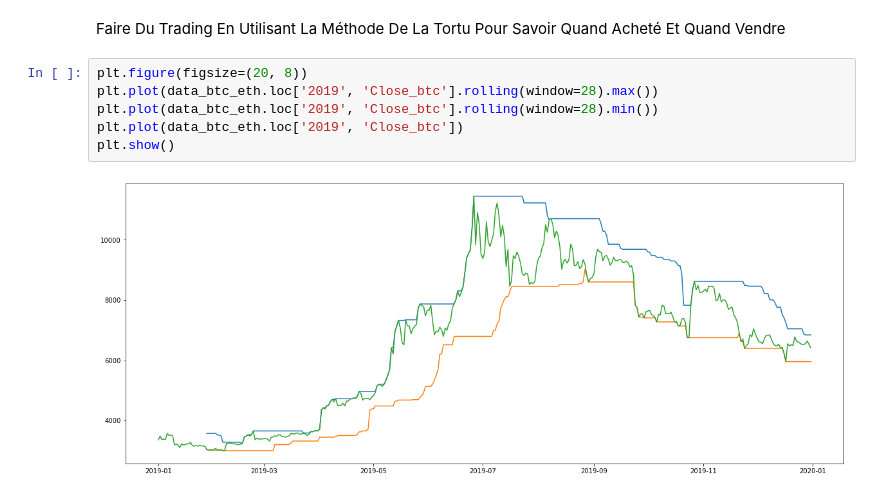
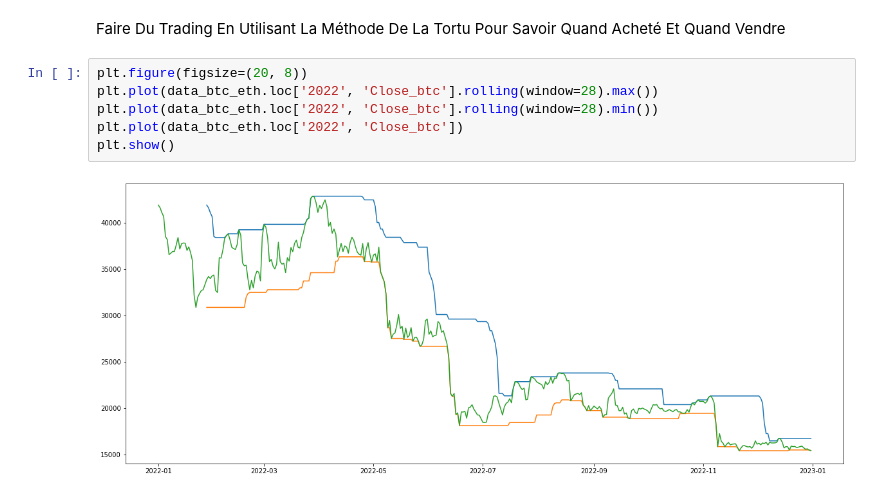
Before and after one commit to mohamed063197/Data-scientist, a Jupyter notebook: 02_Calcule_numérique-numpy_pandas + Application.ipynb, the cells around one changed output. Drawn from its saved outputs; the diff is of its cells as text.

```diff
--- a/02_Calcule_numérique-numpy_pandas + Application.ipynb
+++ b/02_Calcule_numérique-numpy_pandas + Application.ipynb
@@ -1047,10 +1047,10 @@ sns.heatmap(cor)
 Faire Du Trading En Utilisant La Méthode De La Tortu Pour Savoir Quand Acheté Et Quand Vendre
 # %%
 plt.figure(figsize=(20, 8))
-plt.plot(data_btc_eth.loc['2019', 'Close_btc'].rolling(window=28).max())
-plt.plot(data_btc_eth.loc['2019', 'Close_btc'].rolling(window=28).min())
-plt.plot(data_btc_eth.loc['2019', 'Close_btc'])
+plt.plot(data_btc_eth.loc['2022', 'Close_btc'].rolling(window=28).max())
+plt.plot(data_btc_eth.loc['2022', 'Close_btc'].rolling(window=28).min())
+plt.plot(data_btc_eth.loc['2022', 'Close_btc'])
 plt.show()
 # %% [output]
-[figure, old version]
+[figure, new version]
 # %%
```
Also changed, not shown: parts of 5 cells of this notebook, 3 other files.
